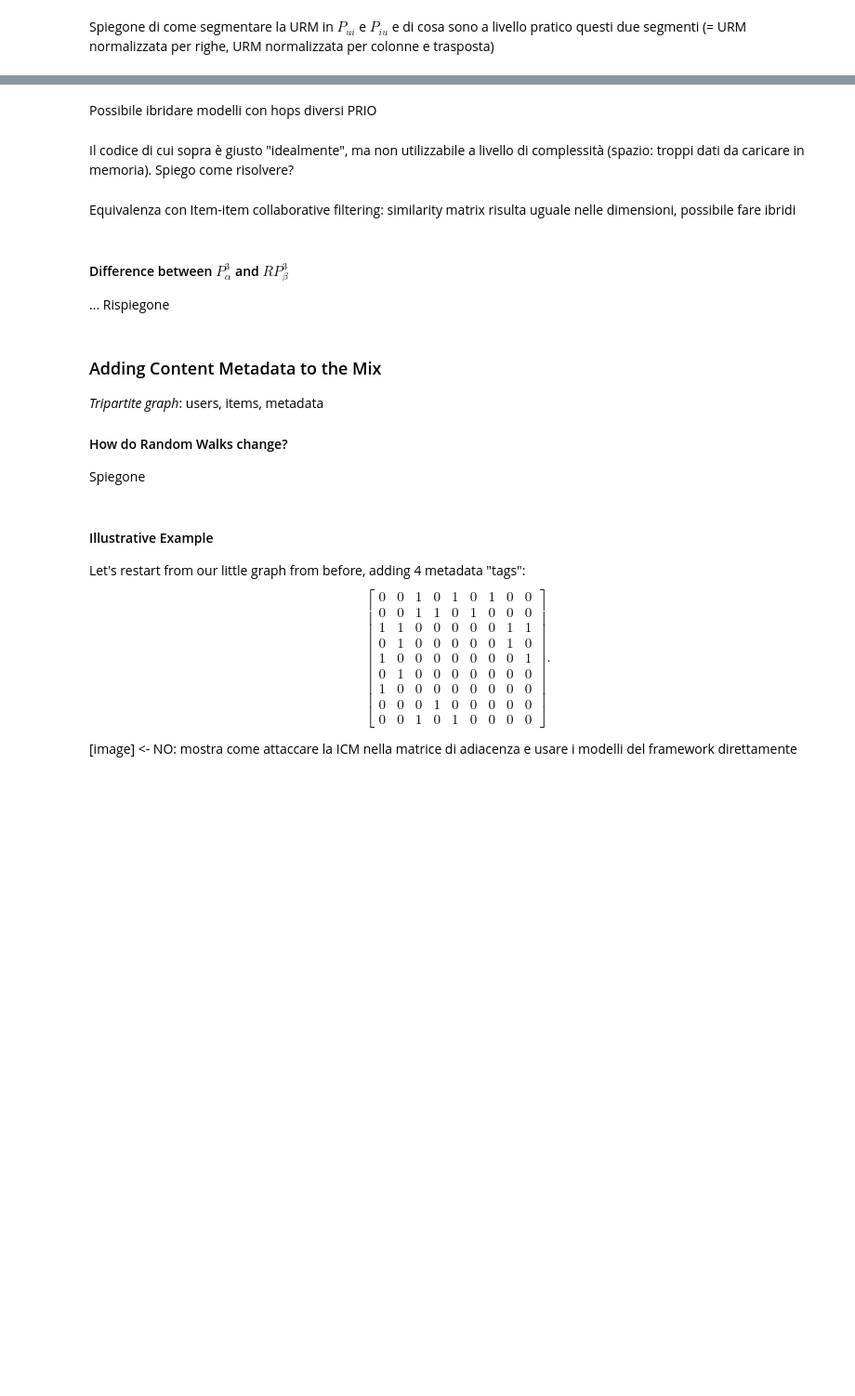
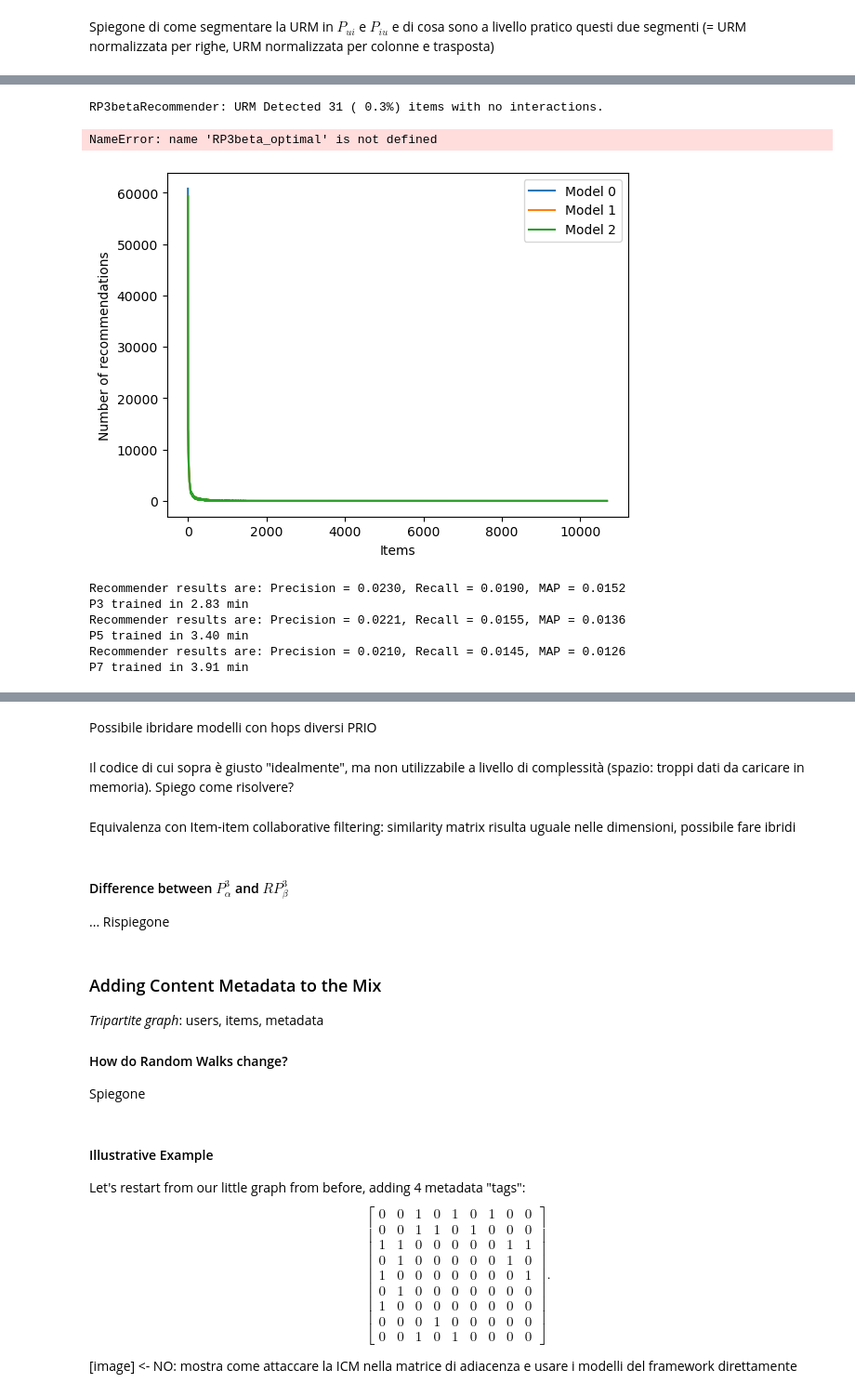
Before and after one commit to tomaz-suller/recsys, a Jupyter notebook: Practice extra 10 - Graph-based Recommenders basics.ipynb, the cells around one changed output, grey strips where cells are left out. Shown at 93% size. Saved outputs shown, nothing was run; the diff lists cells and outputs as text; code cells hidden in the pictures; blank space fills up the shorter version.

Commit message:
Feature: add graph-based models notebook, bookmark: END CODE

```diff
--- a/Practice extra 10 - Graph-based Recommenders basics.ipynb
+++ b/Practice extra 10 - Graph-based Recommenders basics.ipynb
@@ -430,8 +430,9 @@ class P3Recommender(BaseRecommender):
     def recommend(self, user_id, remove_seen : bool = True, at : Optional[int] = None):
         Pi_0 = np.zeros(self.URM_train.shape[0], dtype=np.int32)
         Pi_0[user_id] = 1
+        Pi_0 = sps.csr_matrix(Pi_0)
 
-        ranking = self.three_step_walk.dot(Pi_0)
+        ranking = Pi_0.dot(self.three_step_walk).toarray().ravel()
 
         if remove_seen:
             user_profile_start = self.URM_train.indptr[user_id]
@@ -463,8 +464,9 @@ class P3alphaRecommender(BaseRecommender):
     def recommend(self, user_id, remove_seen : bool = True, at : Optional[int] = None):
         Pi_0 = np.zeros(self.URM_train.shape[0], dtype=np.int32)
         Pi_0[user_id] = 1
+        Pi_0 = sps.csr_matrix(Pi_0)
 
-        ranking = self.three_step_walk.dot(Pi_0)
+        ranking = Pi_0.dot(self.three_step_walk).toarray().ravel()
 
         if remove_seen:
             user_profile_start = self.URM_train.indptr[user_id]
@@ -497,8 +499,9 @@ class RP3betaRecommender(BaseRecommender):
     def recommend(self, user_id, remove_seen : bool = True, at : Optional[int] = None):
         Pi_0 = np.zeros(self.URM_train.shape[0], dtype=np.int32)
         Pi_0[user_id] = 1
+        Pi_0 = sps.csr_matrix(Pi_0)
 
-        ranking = self.three_step_walk.dot(Pi_0)
+        ranking = Pi_0.dot(self.three_step_walk).toarray().ravel()
 
         if remove_seen:
             user_profile_start = self.URM_train.indptr[user_id]
@@ -693,2 +714,50 @@ _ = evaluate_recommender(URM_test, RP3beta_optimal)
+# %%
+from Recommenders.GraphBased.RP3betaRecommender import RP3betaRecommender
+from Evaluation.Evaluator import EvaluatorHoldout
+
+recommender_fw = RP3betaRecommender(URM_train_val)
+recommender_fw.fit(alpha=RP3beta_optimal.alpha, beta=RP3beta_optimal.beta, topK=RP3beta_optimal.topK, normalize_similarity=RP3beta_optimal.normalize_sim)
+
+evaluator_test = EvaluatorHoldout(URM_test, [10])
+
+# evaluate_recommender(URM_test, recommender_try)
+result_fw_df, _ = evaluator_test.evaluateRecommender(recommender_fw)
+result_fw_df
+# %% [output]
+RP3betaRecommender: URM Detected 31 ( 0.3%) items with no interactions.
+NameError: name 'RP3beta_optimal' is not defined
+# %%
+import matplotlib.pyplot as plt
+
+def plot_rec_frequencies(list_recommenders, URM_all, TopPop_order : bool = False):
+
+    x_tick = np.arange(URM_all.shape[1])
+    counters = [np.zeros(URM_all.shape[1]) for i in range(len(list_recommenders))]
+
+    for user_id in range(URM_all.shape[0]):
+
+        for i in range(len(list_recommenders)):
+            recs = list_recommenders[i].recommend(user_id, at=10)
+            counters[i][recs] += 1
+
+    if TopPop_order:
+        item_popularity = np.ediff1d(URM_all.tocsc().indptr)
+        sorted_items = np.argsort(item_popularity)
+        sorted_items = np.flip(sorted_items, axis=0)
+    else:
+        sorted_items = np.argsort(-counters[0])
+
+    for j in range(len(counters)):
+        plt.plot(x_tick, counters[-j][sorted_items], label = "Model {}".format(j))
+    if TopPop_order : plt.plot(x_tick, item_popularity[sorted_items], label = "TopPop")
+
+    plt.ylabel('Number of recommendations')
+    plt.xlabel('Items')
+    plt.legend()
+    plt.show()
+# %%
+plot_rec_frequencies([models['P3'], P3alpha_optimal, RP3beta_optimal], URM_all)
+# %% [output]
+[figure, added]
 # %%
 # P5/P7 e come cambiano le raccomandazioni/similarity density (se la RAM regge) --> se non regge, applicare KNN come da framework (similarityMatrixTopK)
@@ -724,0 +791,22 @@ class PXRecommender:
+# %%
+# Compute recommendations on test set with P3, P5 and P7
+models = {
+    'P3' : PXRecommender(URM_train_val, hops=3),
+    'P5' : PXRecommender(URM_train_val, hops=5),
+    'P7' : PXRecommender(URM_train_val, hops=7)
+}
+
+for model_name, model_obj in models.items():
+    time_start = time.time()
+    model_obj.fit()
+    time_end_value, time_unit = seconds_to_biggest_unit(time.time() - time_start)
+    # PRAXIS WHEN USING THE COURSE'S FRAMEWORK: result_df, _ = evaluator_test.evaluateRecommender(model_obj)
+    _ = evaluate_recommender(URM_test, model_obj)
+    print("{} trained in {:.2f} {}".format(model_name, time_end_value, time_unit))
+# %% [output]
+Recommender results are: Precision = 0.0230, Recall = 0.0190, MAP = 0.0152
+P3 trained in 2.83 min
+Recommender results are: Precision = 0.0221, Recall = 0.0155, MAP = 0.0136
+P5 trained in 3.40 min
+Recommender results are: Precision = 0.0210, Recall = 0.0145, MAP = 0.0126
+P7 trained in 3.91 min
```
Also changed, not shown: parts of 20 cells of this notebook.
